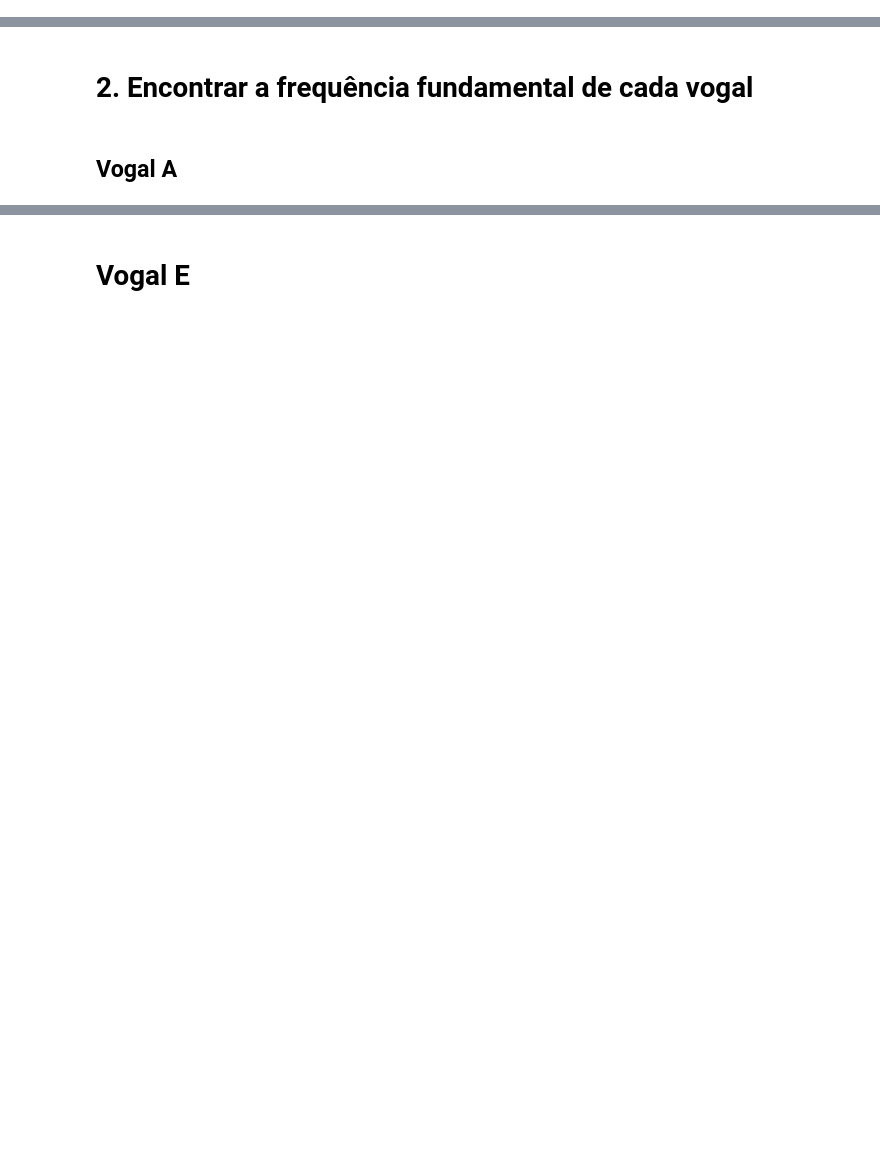
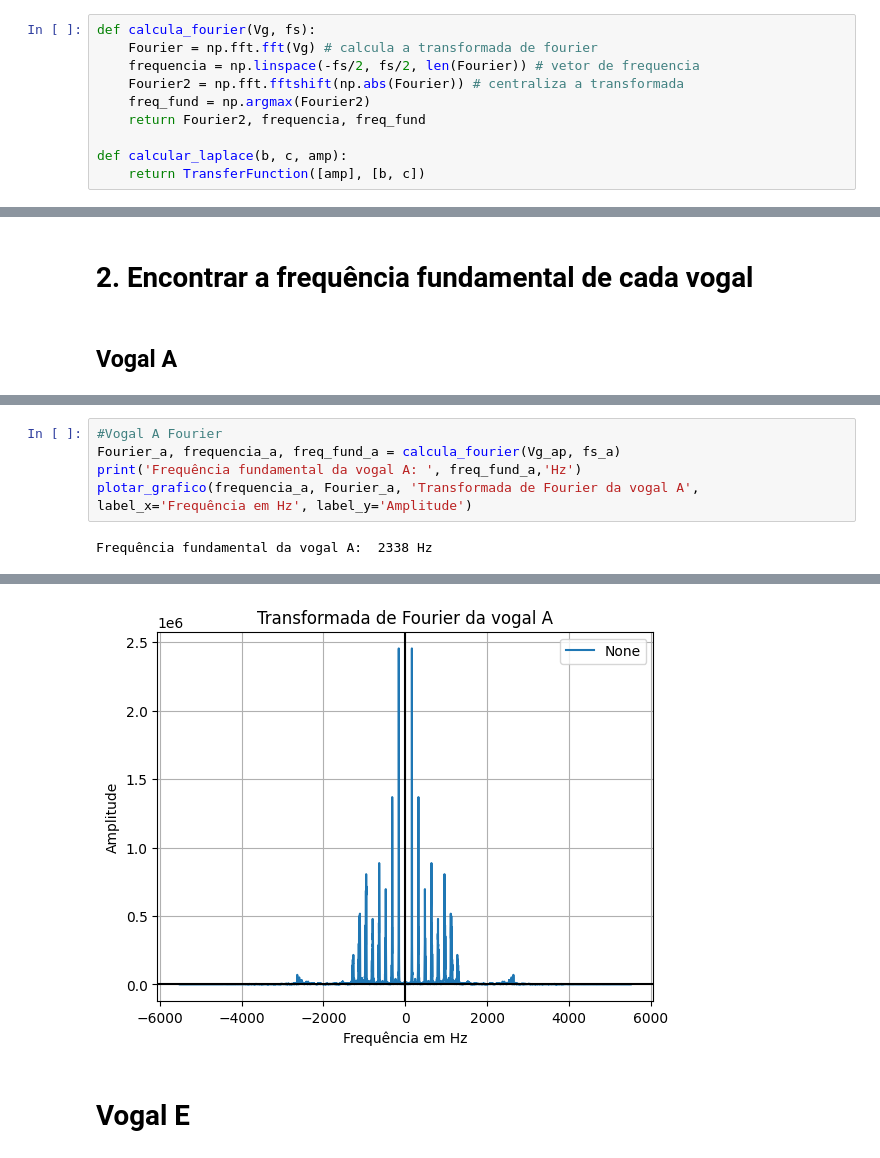
Before and after one commit to Rubiozito/Sistemas-e-Sinais, a Jupyter notebook: Trabalho_Final_sinais/Tfinal_sinais.ipynb, the cells around one changed output, grey strips where cells are left out. Cells and saved outputs as stored; diff of their text form; blank space fills up the shorter version.

```diff
--- a/Trabalho_Final_sinais/Tfinal_sinais.ipynb
+++ b/Trabalho_Final_sinais/Tfinal_sinais.ipynb
@@ -73,3 +71,13 @@ def calcular_laplace(b, c, amp):
+# %%
+def calcula_fourier(Vg, fs):
+    Fourier = np.fft.fft(Vg) # calcula a transformada de fourier
+    frequencia = np.linspace(-fs/2, fs/2, len(Fourier)) # vetor de frequencia
+    Fourier2 = np.fft.fftshift(np.abs(Fourier)) # centraliza a transformada
+    freq_fund = np.argmax(Fourier2)
+    return Fourier2, frequencia, freq_fund
+
+def calcular_laplace(b, c, amp):
+    return TransferFunction([amp], [b, c])
 # %% [markdown]
 ## Vizualizando as vogais
 # %%
@@ -157,0 +181,7 @@ Frequência fundamental da vogal i: 158.00Hz
+# %%
+#Vogal A Fourier
+Fourier_a, frequencia_a, freq_fund_a = calcula_fourier(Vg_ap, fs_a)
+print('Frequência fundamental da vogal A: ', freq_fund_a,'Hz')
+plotar_grafico(frequencia_a, Fourier_a, 'Transformada de Fourier da vogal A', label_x='Frequência em Hz', label_y='Amplitude')
+# %% [output]
+Frequência fundamental da vogal A:  2338 Hz
@@ -158,2 +189,3 @@ Frequência fundamental da vogal i: 158.00Hz
+[figure, added]
 # %% [markdown]
 # Vogal E
```
Also changed, not shown: parts of 19 cells of this notebook.
